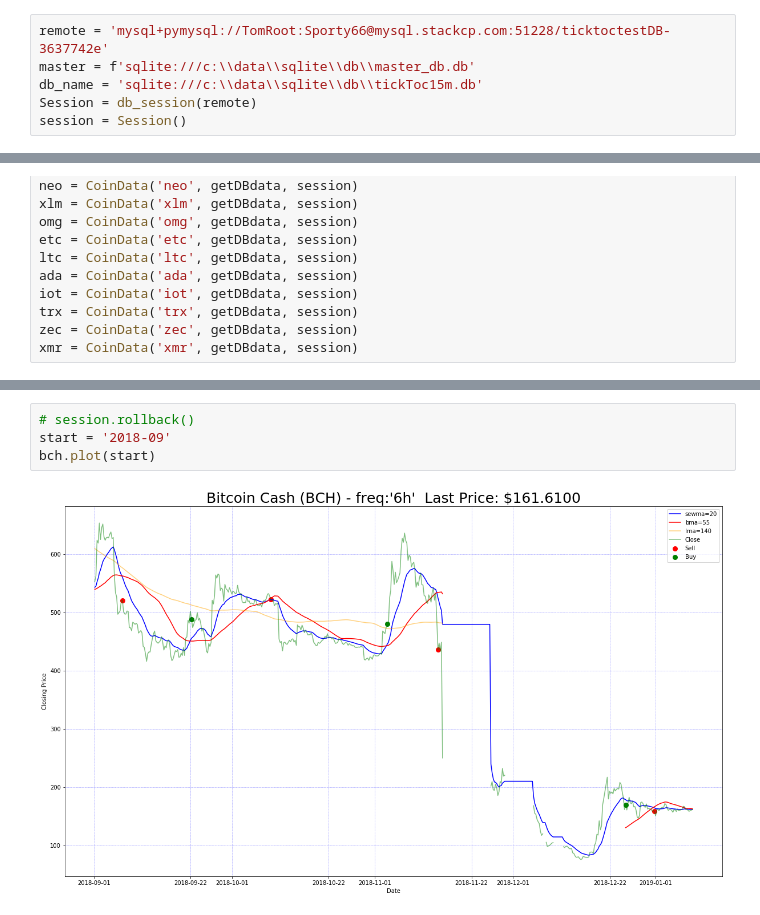
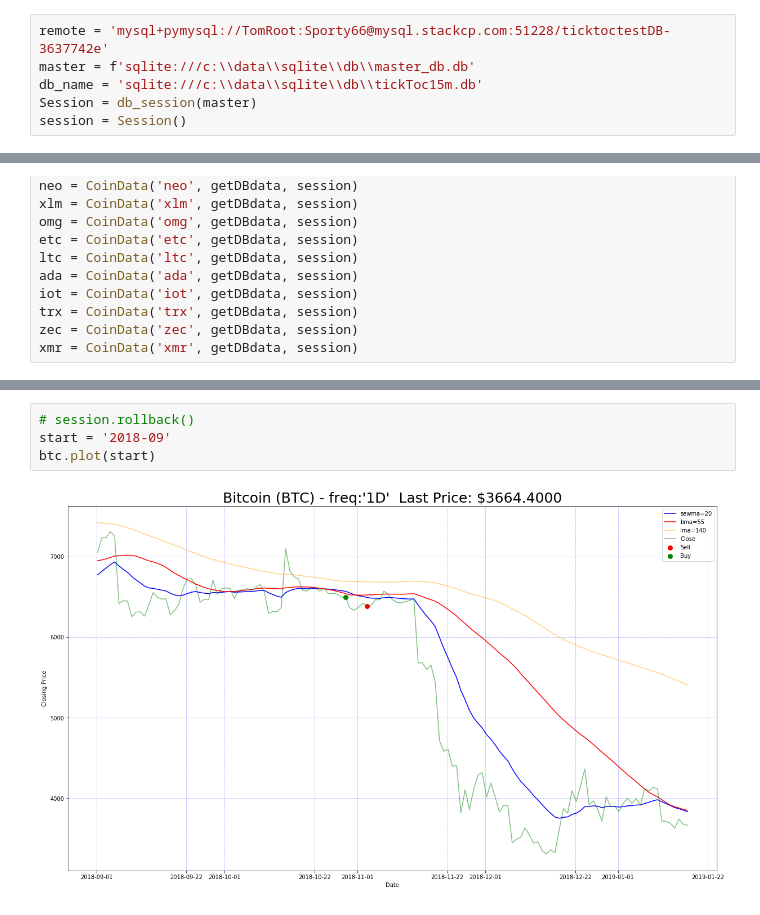
Before and after one commit to ThomasGuy/AltcoinAnalysis, a Jupyter notebook: notebooks/Update Time Machine Data.ipynb, the cells around one changed output, grey strips where cells are left out. Drawn from its saved outputs; the diff is of its cells as text.

```diff
--- a/notebooks/Update Time Machine Data.ipynb
+++ b/notebooks/Update Time Machine Data.ipynb
@@ -5,7 +5,7 @@ from Altcoin.altcoin.coinData import CoinData
 remote = 'mysql+pymysql://TomRoot:Sporty66@mysql.stackcp.com:51228/ticktoctestDB-3637742e'
 master = f'sqlite:///c:\\data\\sqlite\\db\\master_db.db'
 db_name = 'sqlite:///c:\\data\\sqlite\\db\\tickToc15m.db'
-Session = db_session(remote)
+Session = db_session(master)
 session = Session()
 # %%
 btc = CoinData('btc', getDBdata, session)
@@ -88,9 +57,9 @@ Monero (XMR)           = $    5.0629
 # %%
 # session.rollback()
 start = '2018-09'
-bch.plot(start)
+btc.plot(start)
 # %% [output]
-[figure, old version]
+[figure, new version]
 # %%
 ada.plot(start)
 # %% [output]
```
Also changed, not shown: parts of 21 cells of this notebook, 5 other files.
